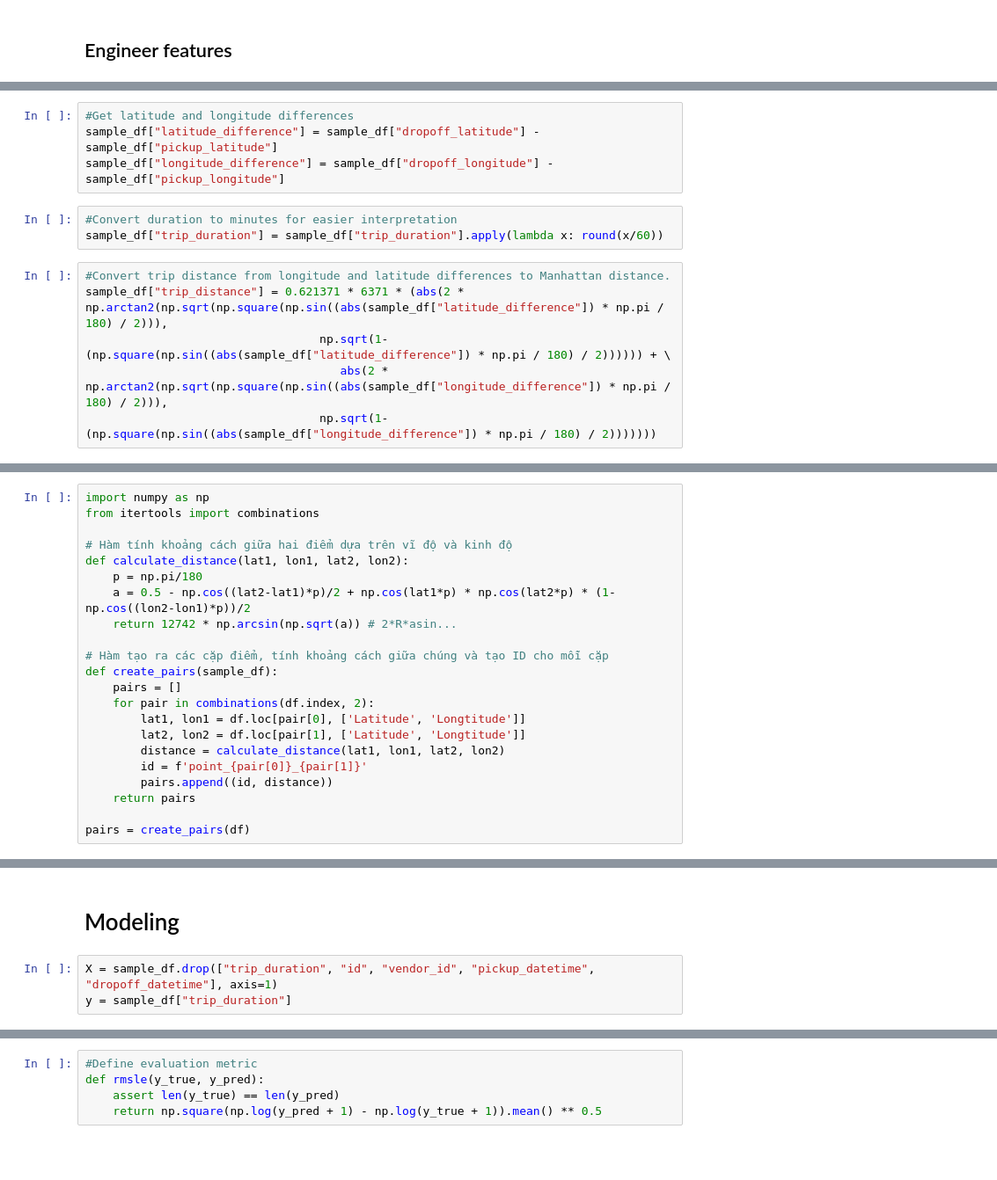
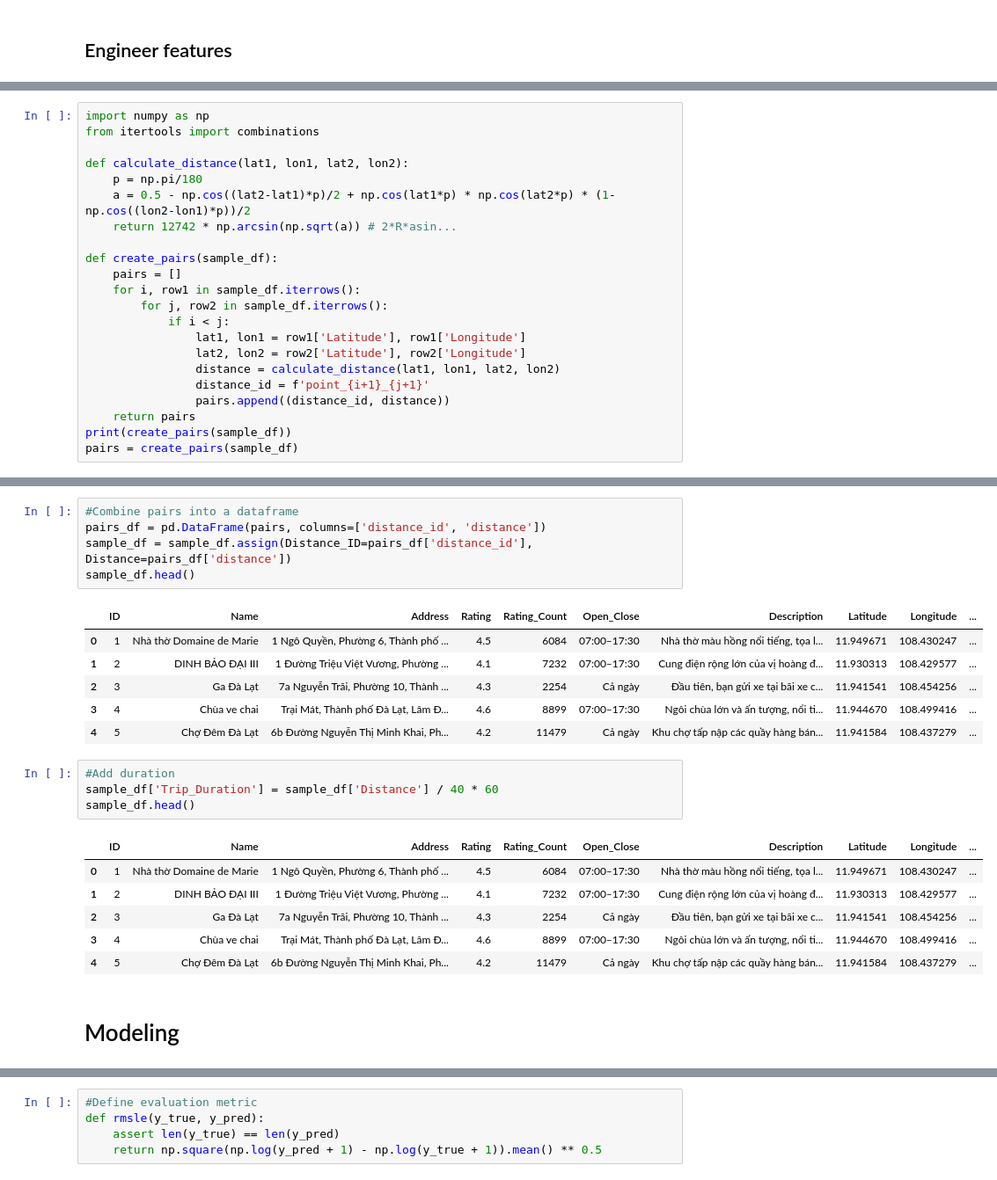
Before and after one commit to nhlong1512/route-optimizer-machine-learning, a Jupyter notebook: Train XGBoost Model.ipynb, the cells around one changed output, grey strips where cells are left out. Shown at 88% size. Saved outputs shown, nothing was run; the diff lists cells and outputs as text; blank space fills up the shorter version.

```diff
--- a/Train XGBoost Model.ipynb
+++ b/Train XGBoost Model.ipynb
@@ -155,13 +120,0 @@ sample_df["pickup_minute"] = sample_df["pickup_datetime"].dt.minute
-# %%
-#Get latitude and longitude differences
-sample_df["latitude_difference"] = sample_df["dropoff_latitude"] - sample_df["pickup_latitude"]
-sample_df["longitude_difference"] = sample_df["dropoff_longitude"] - sample_df["pickup_longitude"]
-# %%
-#Convert duration to minutes for easier interpretation
-sample_df["trip_duration"] = sample_df["trip_duration"].apply(lambda x: round(x/60))
-# %%
-#Convert trip distance from longitude and latitude differences to Manhattan distance.
-sample_df["trip_distance"] = 0.621371 * 6371 * (abs(2 * np.arctan2(np.sqrt(np.square(np.sin((abs(sample_df["latitude_difference"]) * np.pi / 180) / 2))),
-                                  np.sqrt(1-(np.square(np.sin((abs(sample_df["latitude_difference"]) * np.pi / 180) / 2)))))) + \
-                                     abs(2 * np.arctan2(np.sqrt(np.square(np.sin((abs(sample_df["longitude_difference"]) * np.pi / 180) / 2))),
-                                  np.sqrt(1-(np.square(np.sin((abs(sample_df["longitude_difference"]) * np.pi / 180) / 2)))))))
@@ -178,21 +122,21 @@ sample_df.head(5)
 import numpy as np
 from itertools import combinations
 
-# Hàm tính khoảng cách giữa hai điểm dựa trên vĩ độ và kinh độ
 def calculate_distance(lat1, lon1, lat2, lon2):
     p = np.pi/180
     a = 0.5 - np.cos((lat2-lat1)*p)/2 + np.cos(lat1*p) * np.cos(lat2*p) * (1-np.cos((lon2-lon1)*p))/2
     return 12742 * np.arcsin(np.sqrt(a)) # 2*R*asin...
 
-# Hàm tạo ra các cặp điểm, tính khoảng cách giữa chúng và tạo ID cho mỗi cặp
 def create_pairs(sample_df):
     pairs = []
-    for pair in combinations(df.index, 2):
-        lat1, lon1 = df.loc[pair[0], ['Latitude', 'Longtitude']]
-        lat2, lon2 = df.loc[pair[1], ['Latitude', 'Longtitude']]
-        distance = calculate_distance(lat1, lon1, lat2, lon2)
-        id = f'point_{pair[0]}_{pair[1]}'
-        pairs.append((id, distance))
+    for i, row1 in sample_df.iterrows():
+        for j, row2 in sample_df.iterrows():
+            if i < j:
+                lat1, lon1 = row1['Latitude'], row1['Longitude']
+                lat2, lon2 = row2['Latitude'], row2['Longitude']
+                distance = calculate_distance(lat1, lon1, lat2, lon2)
+                distance_id = f'point_{i+1}_{j+1}'
+                pairs.append((distance_id, distance))
     return pairs
-
-pairs = create_pairs(df)
+print(create_pairs(sample_df))
+pairs = create_pairs(sample_df)
@@ -199,5 +169,25 @@ pairs = create_pairs(df)
+# %%
+#Combine pairs into a dataframe
+pairs_df = pd.DataFrame(pairs, columns=['distance_id', 'distance'])
+sample_df = sample_df.assign(Distance_ID=pairs_df['distance_id'], Distance=pairs_df['distance'])
+sample_df.head()
+# %% [output]
+|  | ID | Name | Address | Rating | Rating_Count | Open_Close | Description | Latitude | Longitude | ... |
+| 0 | 1 | Nhà thờ Domaine de Marie | 1 Ngô Quyền, Phường 6, Thành phố ... | 4.5 | 6084 | 07:00–17:30 | Nhà thờ màu hồng nổi tiếng, tọa l... | 11.949671 | 108.430247 | ... |
+| 1 | 2 | DINH BẢO ĐẠI III | 1 Đường Triệu Việt Vương, Phường ... | 4.1 | 7232 | 07:00–17:30 | Cung điện rộng lớn của vị hoàng đ... | 11.930313 | 108.429577 | ... |
+| 2 | 3 | Ga Đà Lạt | 7a Nguyễn Trãi, Phường 10, Thành ... | 4.3 | 2254 | Cả ngày | Đầu tiên, bạn gửi xe tại bãi xe c... | 11.941541 | 108.454256 | ... |
+| 3 | 4 | Chùa ve chai | Trại Mát, Thành phố Đà Lạt, Lâm Đ... | 4.6 | 8899 | 07:00–17:30 | Ngôi chùa lớn và ấn tượng, nổi ti... | 11.944670 | 108.499416 | ... |
+| 4 | 5 | Chợ Đêm Đà Lạt | 6b Đường Nguyễn Thị Minh Khai, Ph... | 4.2 | 11479 | Cả ngày | Khu chợ tấp nập các quầy hàng bán... | 11.941584 | 108.437279 | ... |
+# %%
+#Add duration
+sample_df['Trip_Duration'] = sample_df['Distance'] / 40 * 60
+sample_df.head()
+# %% [output]
+|  | ID | Name | Address | Rating | Rating_Count | Open_Close | Description | Latitude | Longitude | ... |
+| 0 | 1 | Nhà thờ Domaine de Marie | 1 Ngô Quyền, Phường 6, Thành phố ... | 4.5 | 6084 | 07:00–17:30 | Nhà thờ màu hồng nổi tiếng, tọa l... | 11.949671 | 108.430247 | ... |
+| 1 | 2 | DINH BẢO ĐẠI III | 1 Đường Triệu Việt Vương, Phường ... | 4.1 | 7232 | 07:00–17:30 | Cung điện rộng lớn của vị hoàng đ... | 11.930313 | 108.429577 | ... |
+| 2 | 3 | Ga Đà Lạt | 7a Nguyễn Trãi, Phường 10, Thành ... | 4.3 | 2254 | Cả ngày | Đầu tiên, bạn gửi xe tại bãi xe c... | 11.941541 | 108.454256 | ... |
+| 3 | 4 | Chùa ve chai | Trại Mát, Thành phố Đà Lạt, Lâm Đ... | 4.6 | 8899 | 07:00–17:30 | Ngôi chùa lớn và ấn tượng, nổi ti... | 11.944670 | 108.499416 | ... |
+| 4 | 5 | Chợ Đêm Đà Lạt | 6b Đường Nguyễn Thị Minh Khai, Ph... | 4.2 | 11479 | Cả ngày | Khu chợ tấp nập các quầy hàng bán... | 11.941584 | 108.437279 | ... |
 # %% [markdown]
 # Modeling
-# %%
-X = sample_df.drop(["trip_duration", "id", "vendor_id", "pickup_datetime", "dropoff_datetime"], axis=1)
-y = sample_df["trip_duration"]
```
Also changed, not shown: parts of 24 cells of this notebook, 2 other files.
